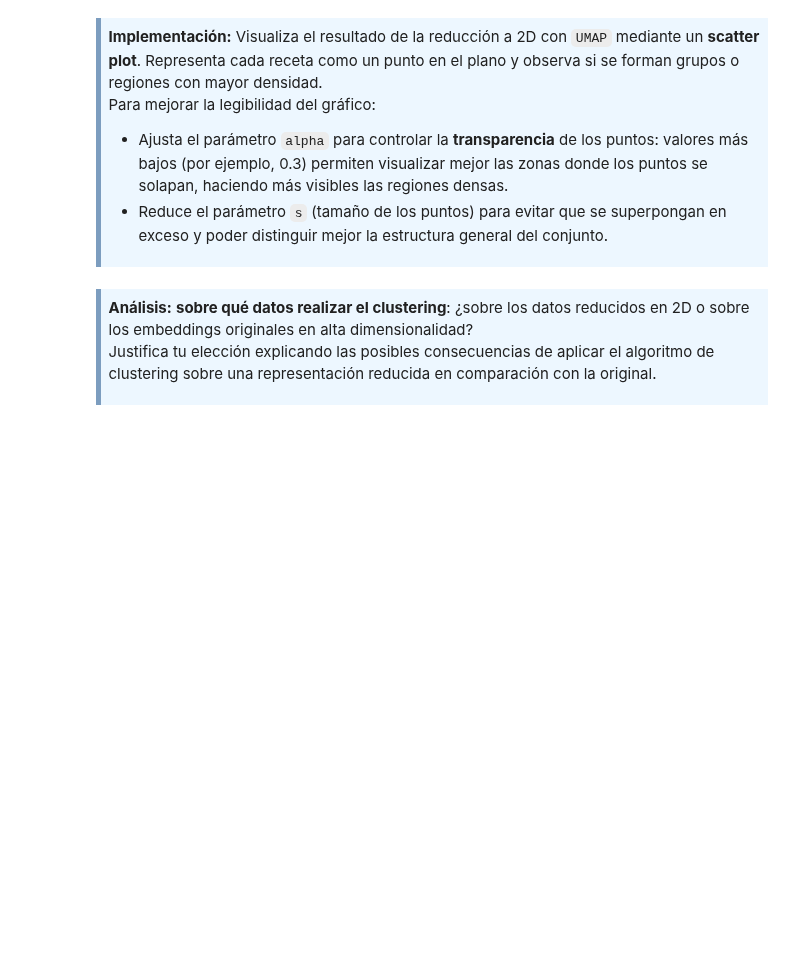
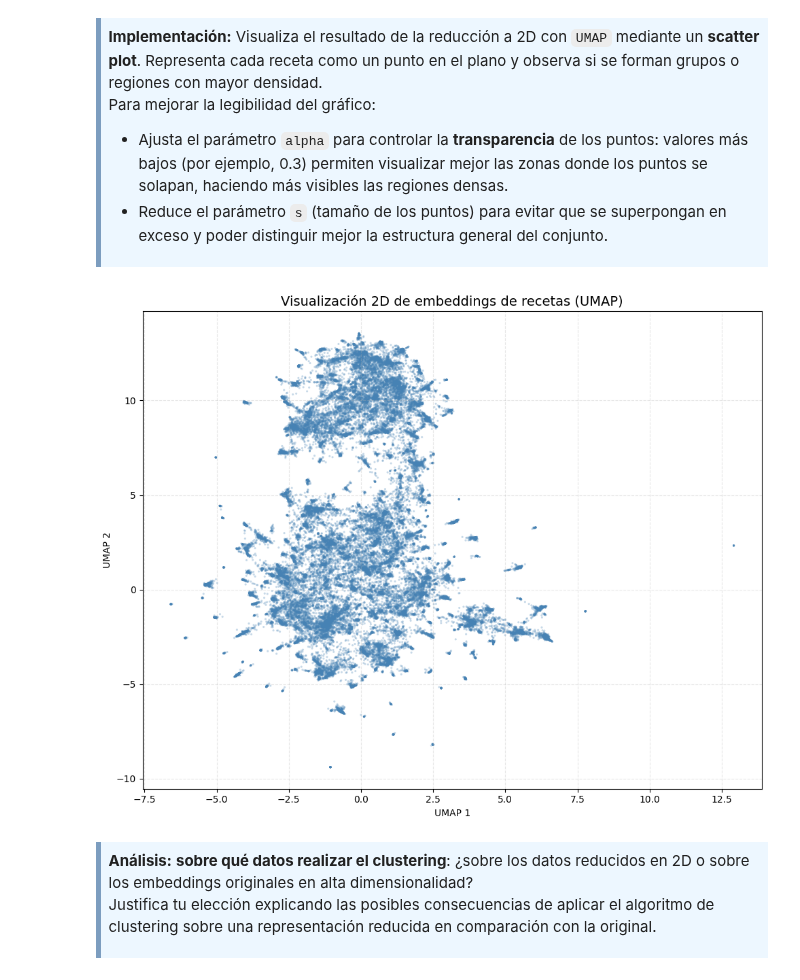
Before and after one commit to JulioUQ/Aprendizaje-automatico-con-python, a Jupyter notebook: Bloque 2 - Métodos no supervisados/PEC/M2.891_20251_PEC2-UbedaQuesadaJulio .ipynb, the cells around one changed output. Cells and saved outputs as stored; diff of their text form; code cells hidden in the pictures; blank space fills up the shorter version.

```diff
--- a/Bloque 2 - Métodos no supervisados/PEC/M2.891_20251_PEC2-UbedaQuesadaJulio .ipynb
+++ b/Bloque 2 - Métodos no supervisados/PEC/M2.891_20251_PEC2-UbedaQuesadaJulio .ipynb
@@ -868,6 +1160,32 @@ df.head(3)
     </li>
   </ul>
 </div>
+# %%
+# =============================================================
+# Visualización de los embeddings reducidos con UMAP
+# =============================================================
+
+# Ajusto el tamaño de los puntos (más pequeño = menos solapamiento)
+# Transparencia (menor = más fácil ver densidad)
+plt.figure(figsize=(10, 8))
+plt.scatter(
+    df['umap_x'],
+    df['umap_y'],
+    s=5,
+    alpha=0.3,
+    c='steelblue',
+    edgecolors='none'
+)
+
+plt.title("Visualización 2D de embeddings de recetas (UMAP)", fontsize=14)
+plt.xlabel("UMAP 1")
+plt.ylabel("UMAP 2")
+plt.grid(True, linestyle='--', alpha=0.3)
+plt.tight_layout()
+plt.savefig(r'../Visualizaciones/embeddings_reducidos_con_UMAP.png', dpi=300)
+plt.show()
+# %% [output]
+[figure, added]
 # %% [markdown]
 <div style="background-color: #EDF7FF; border-color: #7C9DBF; border-left: 5px solid #7C9DBF; padding: 0.5em;">
 <strong>Análisis:</strong> <strong>sobre qué datos realizar el clustering</strong>:
```
Also changed, not shown: parts of 30 cells of this notebook, 38 other files.
